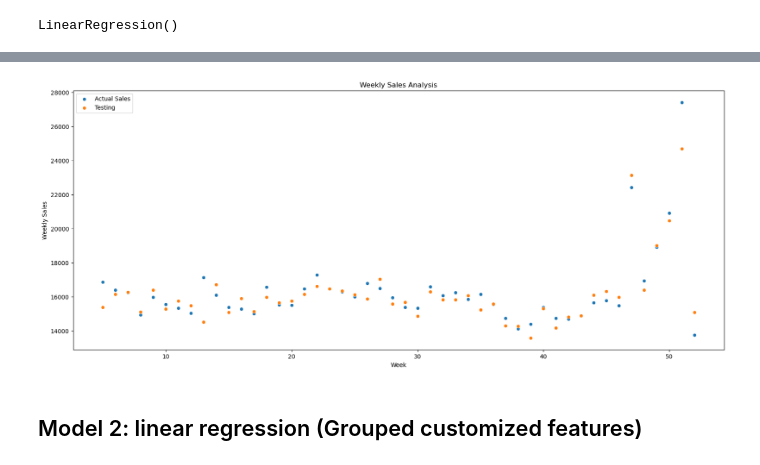
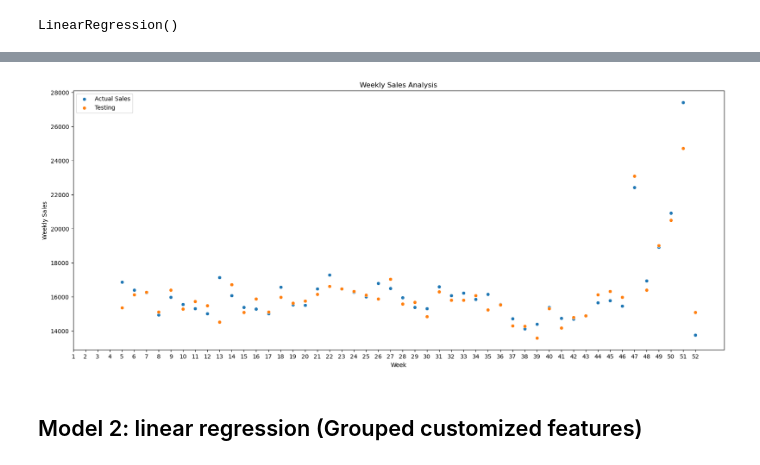
Before and after one commit to Farlein/Walmart_Sales, a Jupyter notebook: Walmart_sales_model_plot.ipynb, the cells around one changed output, grey strips where cells are left out. Saved outputs shown, nothing was run; the diff lists cells and outputs as text; code cells hidden in the pictures.

```diff
--- a/Walmart_sales_model_plot.ipynb
+++ b/Walmart_sales_model_plot.ipynb
@@ -52,7 +52,9 @@ mps
 #filepath = '/content/drive/MyDrive/Colab Notebooks/Project/'
 
 ### For Macbook of YY
-filepath = '/Users/yorkie/Desktop/CISC684/Project/'
+#filepath = '/Users/yorkie/Desktop/CISC684/Project/'
+### For windows of YY
+filepath = 'C:/Users/Yinkui/Desktop/CS684/Project/'
 
 
 dataset = pd.read_csv(os.path.join(filepath, 'train.csv'),names=['Store','Dept','Date','weeklySales','isHoliday'],sep=',', header=0)
@@ -76,6 +78,10 @@ stores['Size_norm'] = (stores['Size'] - stores['Size'].min()) / (stores['Size'].
 
 min_value = dataset['weeklySales'].min()  # Store the minimum value
 max_value = dataset['weeklySales'].max()  # Store the maximum value
+
+
+print(min_value)
+print(max_value)
 # %% [output]
    Store  Dept       Date  weeklySales  isHoliday
 0      1     1 2010-02-05     24924.50      False
@@ -260,7 +266,8 @@ df2 = train.loc[:, 'Size_norm':'Size_norm']
 df3 = train.loc[:, 'Temperature_norm':'Unemployment_norm']
 df4 = train.loc[:, 'MarkDown1_Ind':'Holiday_Ind']
 df5 = train.loc[:,'weeklySales_5':'weeklySales_1']
-X = np.concatenate((df1, df2, df3, df4, df5), axis=1)
+df6 = train.loc[:, 'ThanksGiving_Ind':'Chistmas_3_Ind']
+X = np.concatenate((df1, df2, df3, df4, df5,df6), axis=1)
 y = np.array(train['weeklySales'])
 
 print(X.shape)
@@ -285,8 +292,10 @@ LinearRegression()
 # %%
 # Train the model
 y_pred = reg_sklearn.predict(X)
+y_pred  = (y_pred+1)/2*(max_value - min_value) +min_value
 train1 = train.copy()
 train1['y_pred_1hot'] = y_pred
+train1['weeklySales'] = (train1['weeklySales']+1)/2*(max_value - min_value) +min_value
 # Print training loss defined by the project requirment
 print("Training error is: "+str(np.mean(np.absolute(train1['weeklySales']-train1['y_pred_1hot'])*train1['Holiday_loss'])))
 # %% [output]
@@ -298,15 +307,17 @@ df2 = vldt.loc[:, 'Size_norm':'Size_norm']
 df3 = vldt.loc[:, 'Temperature_norm':'Unemployment_norm']
 df4 = vldt.loc[:, 'MarkDown1_Ind':'Holiday_Ind']
 df5 = vldt.loc[:,'weeklySales_5':'weeklySales_1']
-X_vldt = np.concatenate((df1, df2, df3, df4, df5), axis=1)
+df6 = vldt.loc[:, 'ThanksGiving_Ind':'Chistmas_3_Ind']
+X_vldt = np.concatenate((df1, df2, df3, df4, df5,df6), axis=1)
 y_vldt = np.array(vldt['weeklySales'])
 
 
 #Test the model
 y_vldt_pred = reg_sklearn.predict(X_vldt)
+y_vldt_pred  = (y_vldt_pred+1)/2*(max_value - min_value) +min_value
 vldt1 = vldt.copy()
 vldt1['y_vldt_pred'] = y_vldt_pred
-
+vldt1['weeklySales']  = (vldt1['weeklySales']+1)/2*(max_value - min_value) +min_value
 # Print testing loss defined by the project requirment
 print("Testing error is: "+str(np.mean(np.absolute(vldt1['weeklySales']-vldt1['y_vldt_pred'])*vldt1['Holiday_loss'])))
 # %% [output]
@@ -361,6 +372,6 @@ plt.title('Weekly Sales Analysis')
 plt.grid()
 
 plt.grid()
-#plt.xticks(np.arange(34875, 53, step=1))
+plt.xticks(np.arange(1, 53, step=1))
 plt
 # %% [output]
@@ -368,4 +379,4 @@ plt
-[figure, old version]
+[figure, new version]
 # %% [markdown]
 ## Model 2: linear regression (Grouped customized features)
 # %%
```
Also changed, not shown: parts of 62 cells of this notebook.
